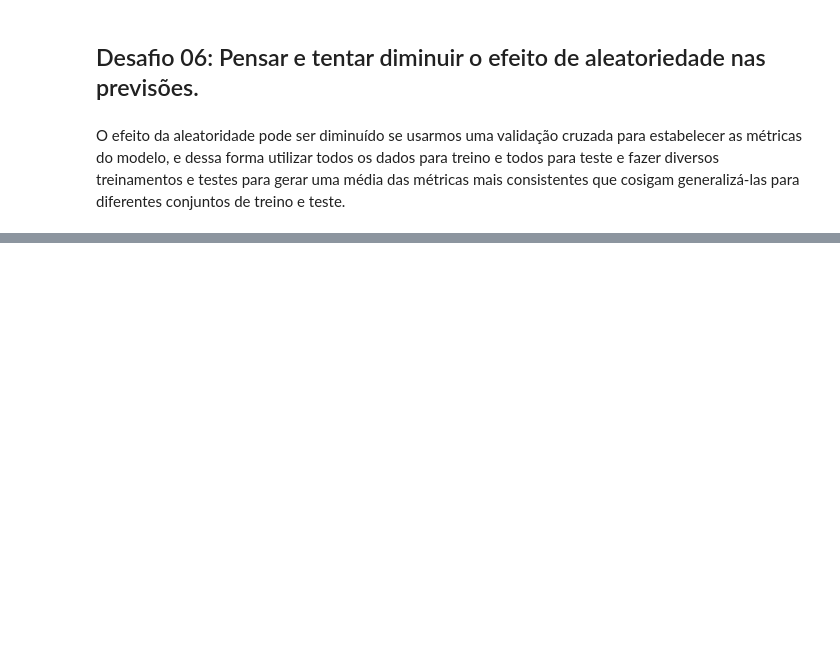
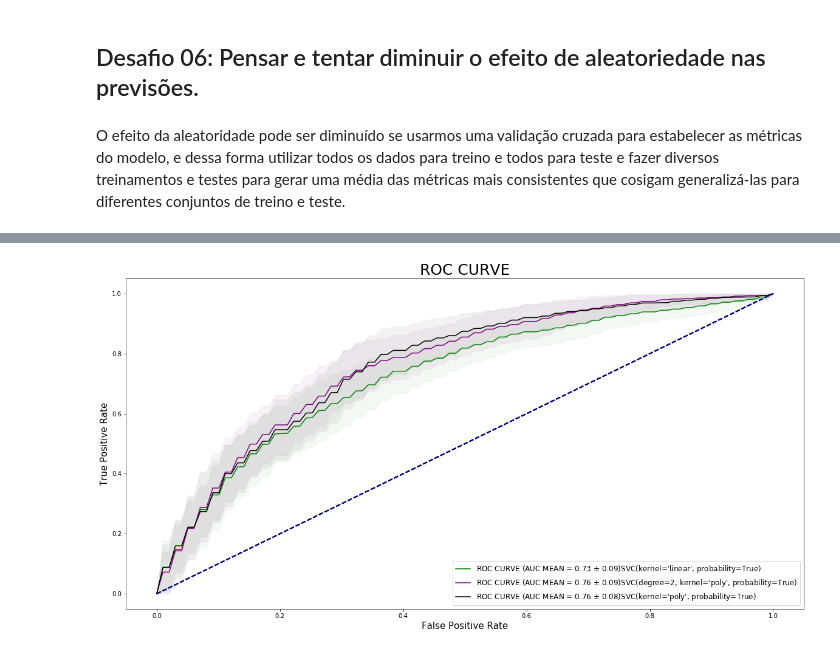
Before and after one commit to PedroHCAlmeida/Bootcamp_alura, a Jupyter notebook: Modulo_5/Aulas/Aulas_modulo_5.ipynb, the cells around one changed output, grey strips where cells are left out. Cells and saved outputs as stored; diff of their text form; code cells hidden in the pictures; blank space fills up the shorter version.

```diff
--- a/Modulo_5/Aulas/Aulas_modulo_5.ipynb
+++ b/Modulo_5/Aulas/Aulas_modulo_5.ipynb
@@ -251,0 +281,14 @@ O efeito da aleatoridade pode ser diminuído se usarmos uma validação cruzada
+# %%
+svc_linear = Modelo(SVC, dados, probability=True, n_roda=50, kernel='linear')
+# %%
+svc_quadrado = Modelo(SVC, dados, probability=True, n_roda=50, kernel='poly', degree=2)
+# %%
+svc_cubico = Modelo(SVC, dados, probability=True, n_roda=50, kernel='poly', degree=3)
+# %%
+fig, ax = plt.subplots(figsize=(20,10))
+svc_linear.plota_roc_curve(ax, 'green')
+svc_quadrado.plota_roc_curve(ax, 'purple')
+svc_cubico.plota_roc_curve(ax, 'black')
+plt.show()
+# %% [output]
+[figure, added]
```
Also changed, not shown: parts of 10 cells of this notebook.
